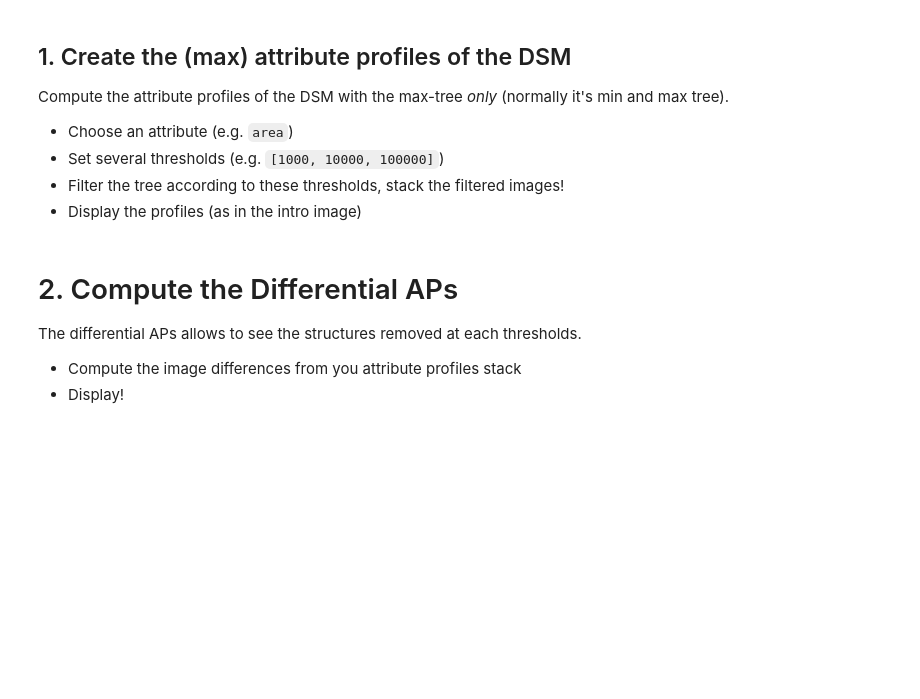
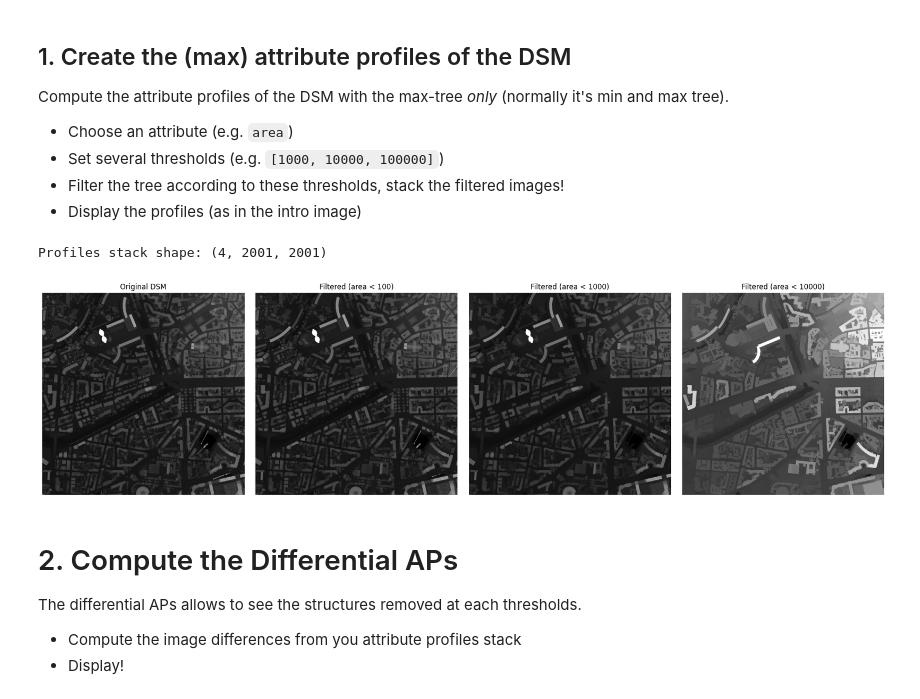
Before and after one commit to kshitijrajsharma/ersip-sprint, a Jupyter notebook: sprints/1/4 - Attribute profiles.ipynb, the cells around one changed output. Drawn from its saved outputs; the diff is of its cells as text; code cells hidden in the pictures; blank space fills up the shorter version.

```diff
--- a/sprints/1/4 - Attribute profiles.ipynb
+++ b/sprints/1/4 - Attribute profiles.ipynb
@@ -25,0 +23,6 @@ max_tree = None # You can do it!
+# %%
+tile_path = Path('data/dsm_vox_50cm_tile_-12_0.tif')
+dsm = rio.open(tile_path).read(1)
+max_tree = sap.MaxTree(dsm)
+print(f"DSM shape: {dsm.shape}")
+print(f"Max-tree nodes: {max_tree.num_nodes()}")
@@ -37,3 +41,36 @@ Compute the attribute profiles of the DSM with the max-tree *only* (normally it'
+# %%
+attribute_name = 'area'
+thresholds = [100, 1000, 10000]
+area = max_tree.get_attribute(attribute_name)
+
+profiles_stack = []
+profiles_stack.append(dsm)
+
+for threshold in thresholds:
+    deleted_nodes = area < threshold
+    filtered = max_tree.reconstruct(deleted_nodes)
+    profiles_stack.append(filtered)
+
+profiles_stack = np.array(profiles_stack)
+print(f"Profiles stack shape: {profiles_stack.shape}")
+
+num_profiles = len(profiles_stack)
+fig, axes = plt.subplots(1, num_profiles, figsize=(5 * num_profiles, 5))
+
+axes[0].imshow(profiles_stack[0], cmap='gray')
+axes[0].set_title('Original DSM')
+axes[0].axis('off')
+
+for i, threshold in enumerate(thresholds, start=1):
+    axes[i].imshow(profiles_stack[i], cmap='gray')
+    axes[i].set_title(f'Filtered (area < {threshold})')
+    axes[i].axis('off')
+
+plt.tight_layout()
+plt.show()
+# %% [output]
+Profiles stack shape: (4, 2001, 2001)
+[figure, added]
 # %% [markdown]
 # 2. Compute the Differential APs
 
```
Also changed, not shown: parts of 11 cells of this notebook.
